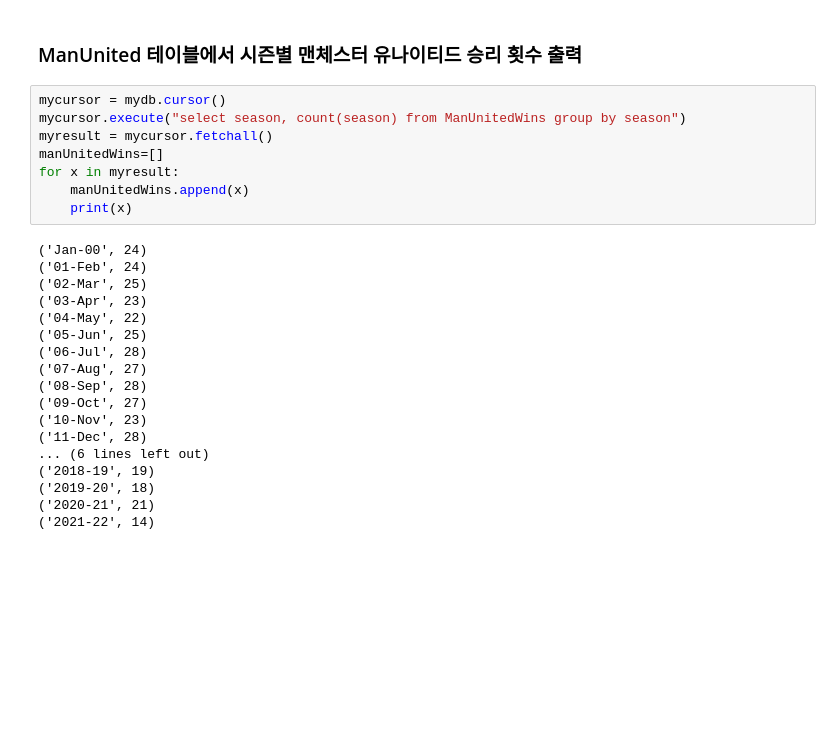
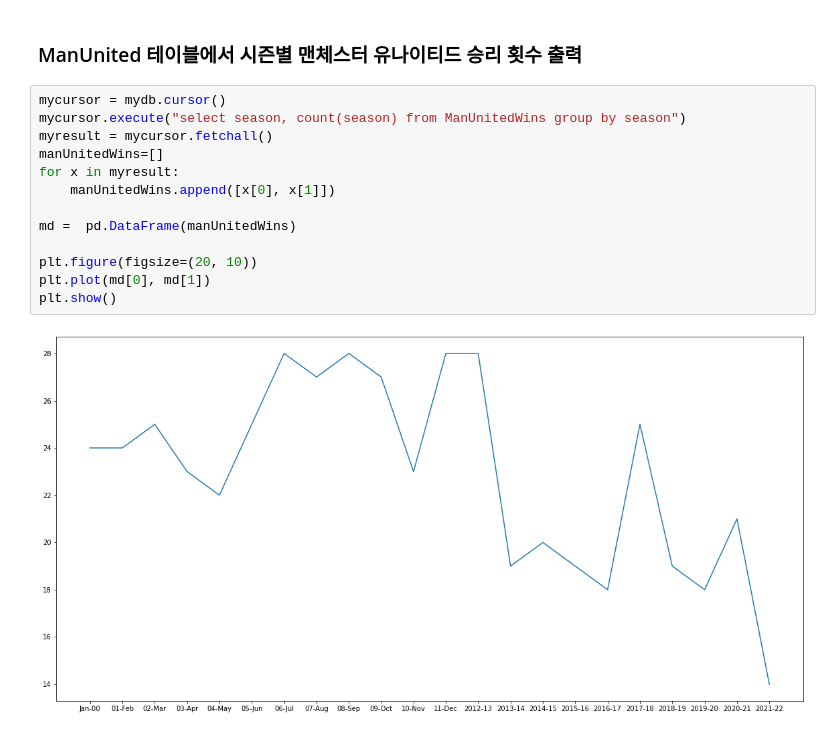
Before and after one commit to kiku99/EPL_Analysis, a Jupyter notebook: TWPS/TWPSgraph.ipynb, the cells around one changed output. Saved outputs shown, nothing was run; the diff lists cells and outputs as text; blank space fills up the shorter version.

```diff
--- a/TWPS/TWPSgraph.ipynb
+++ b/TWPS/TWPSgraph.ipynb
@@ -189,26 +180,15 @@ mydb.commit()
 # %%
 mycursor = mydb.cursor()
 mycursor.execute("select season, count(season) from ManUnitedWins group by season")
 myresult = mycursor.fetchall()
 manUnitedWins=[]
 for x in myresult:
-    manUnitedWins.append(x)
-    print(x)
+    manUnitedWins.append([x[0], x[1]])
+
+md =  pd.DataFrame(manUnitedWins)
+
+plt.figure(figsize=(20, 10))
+plt.plot(md[0], md[1])
+plt.show()
 # %% [output]
-('Jan-00', 24)
-('01-Feb', 24)
-('02-Mar', 25)
-('03-Apr', 23)
-('04-May', 22)
-('05-Jun', 25)
-('06-Jul', 28)
-('07-Aug', 27)
-('08-Sep', 28)
-('09-Oct', 27)
-('10-Nov', 23)
-('11-Dec', 28)
-... (6 lines left out)
-('2018-19', 19)
-('2019-20', 18)
-('2020-21', 21)
-('2021-22', 14)
+[figure, added]
```
Also changed, not shown: parts of 9 cells of this notebook.
